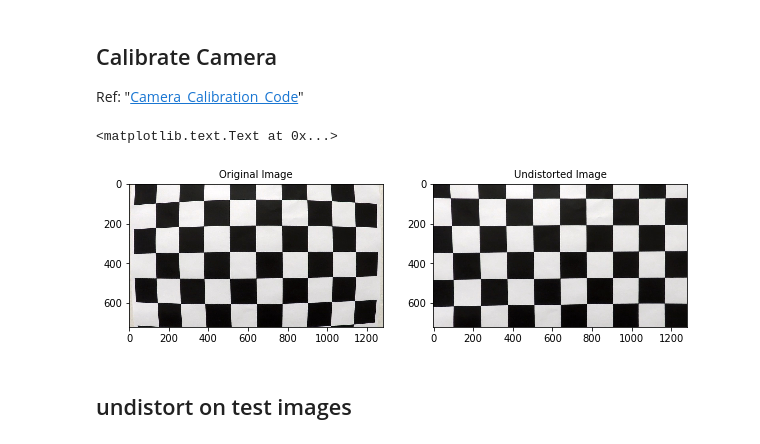
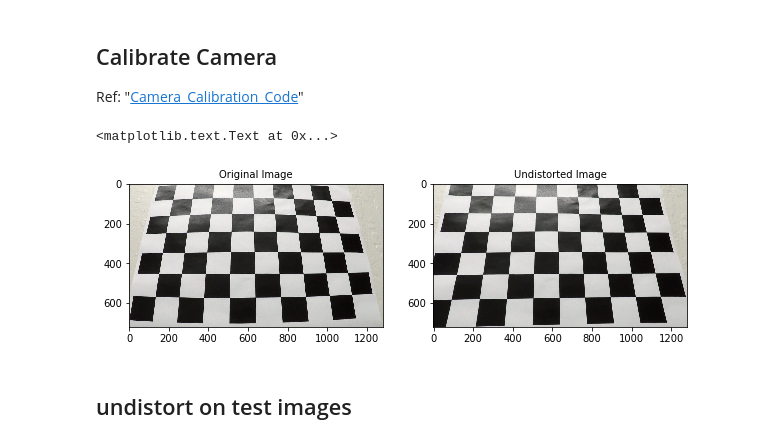
Before and after one commit to nrghike/CarND-Advanced-Lane-Lines, a Jupyter notebook: P4_Submit.ipynb, the cells around one changed output. Cells and saved outputs as stored; diff of their text form; code cells hidden in the pictures.

```diff
--- a/P4_Submit.ipynb
+++ b/P4_Submit.ipynb
@@ -51,16 +51,16 @@ images = glob.glob('./camera_cal/calibration*.jpg')
 mtx, dist = calibrate_camera(images)
 # %%
 # Undistort chessboard image
-image = mpimg.imread('./camera_cal/calibration1.jpg')
+image = mpimg.imread('./camera_cal/calibration3.jpg')
 undist = cv2.undistort(image, mtx, dist, None, mtx)
 f, (ax1, ax2) = plt.subplots(1, 2, figsize=(10, 5))
 ax1.imshow(image)
 ax1.set_title('Original Image', fontsize=10)
 ax2.imshow(undist)
 ax2.set_title('Undistorted Image', fontsize=10)
 # %% [output]
 <matplotlib.text.Text at 0x...>
-[figure, old version]
+[figure, new version]
 # %% [markdown]
 
 
```
Also changed, not shown: parts of 1 cell of this notebook, 3 other files.
